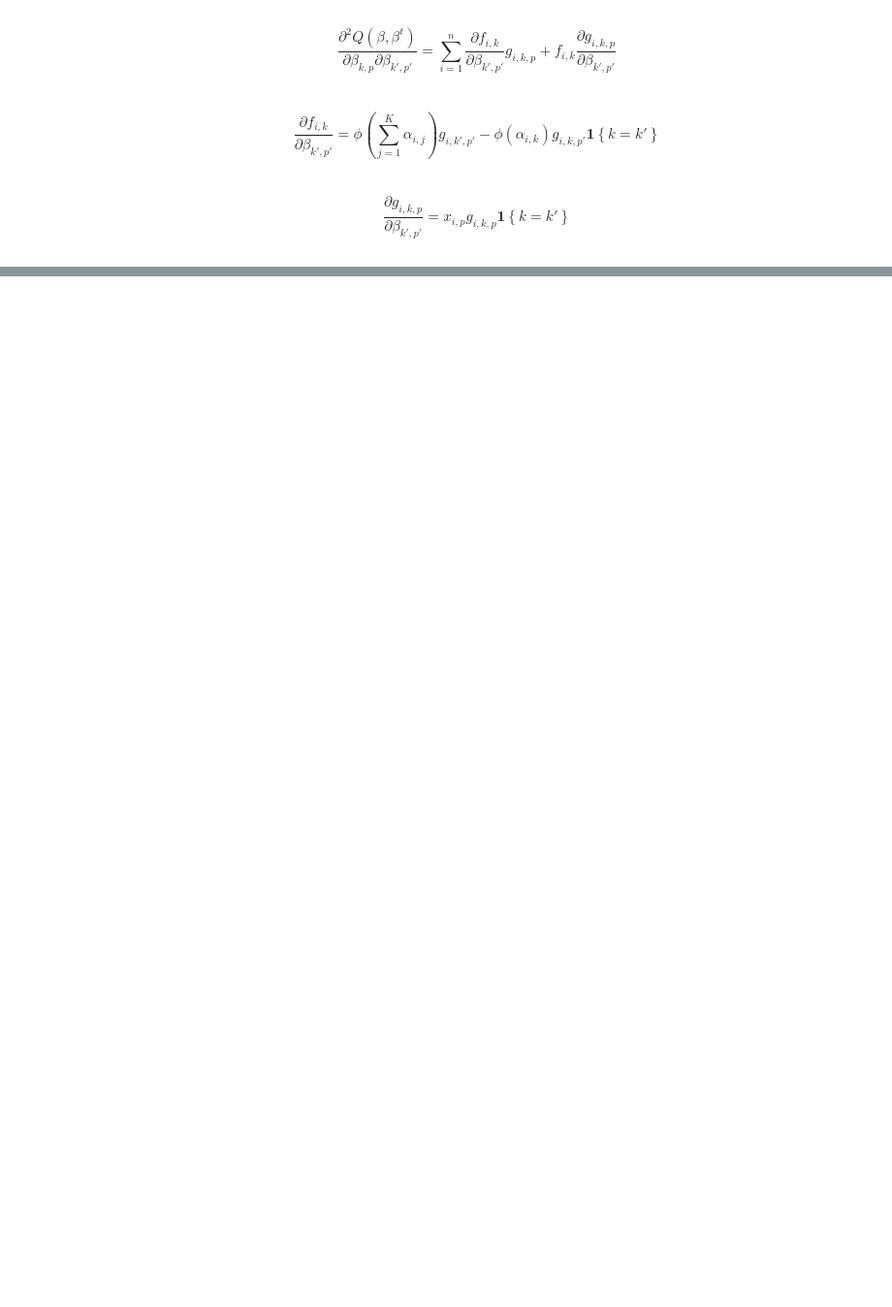
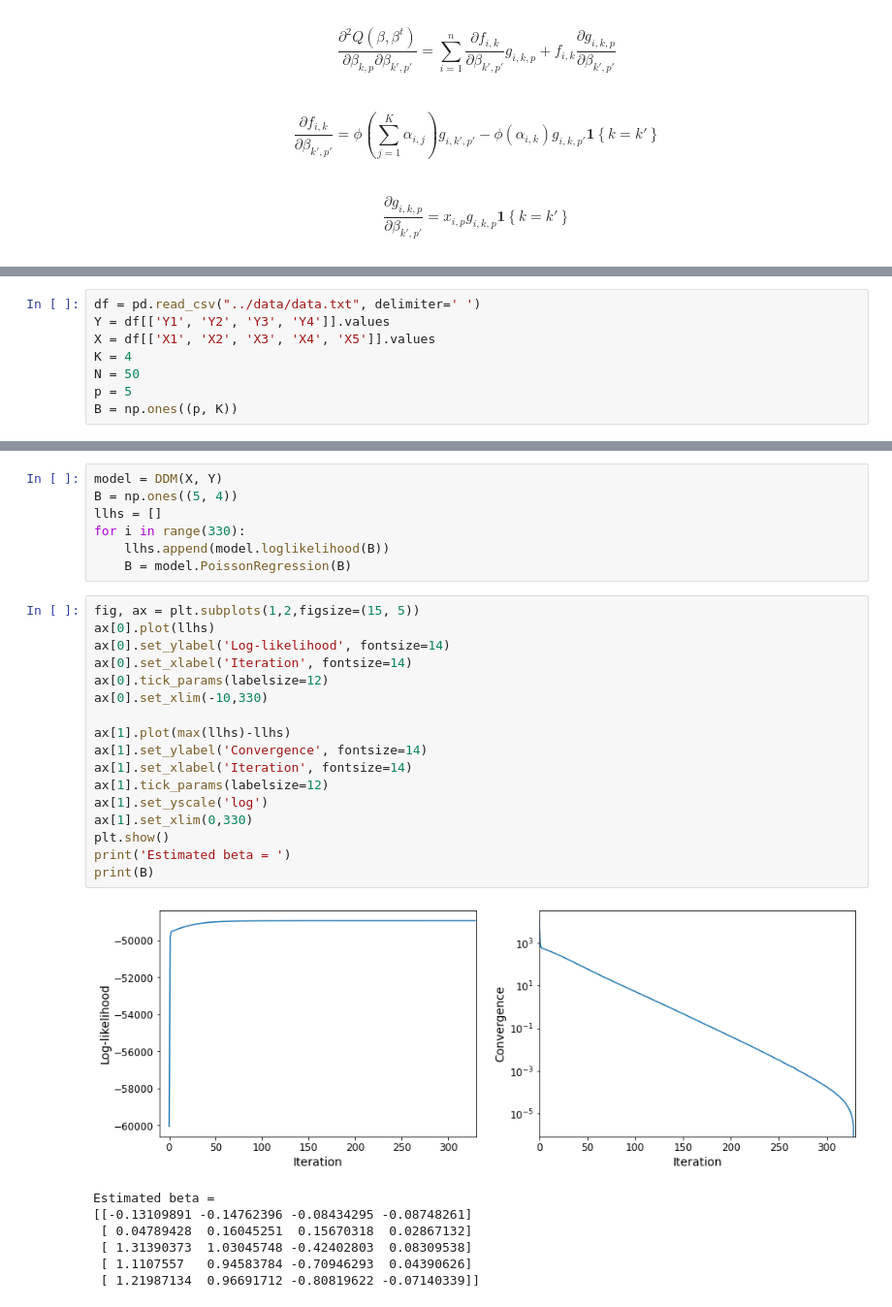
Before and after one commit to zihaophys/Machine-Learning-Miscellaneous, a Jupyter notebook: EM/DMM.ipynb, the cells around one changed output, grey strips where cells are left out. Shown: that part at 97% size. Drawn from its saved outputs; the diff is of its cells as text; blank space fills up the shorter version.

Commit message:
Dirichlet Multinomial Regression

```diff
--- a/EM/DMM.ipynb
+++ b/EM/DMM.ipynb
@@ -180,0 +215,8 @@ $$
+# %%
+df = pd.read_csv("../data/data.txt", delimiter=' ')
+Y = df[['Y1', 'Y2', 'Y3', 'Y4']].values
+X = df[['X1', 'X2', 'X3', 'X4', 'X5']].values
+K = 4
+N = 50
+p = 5
+B = np.ones((p, K))
@@ -180,0 +294,32 @@ $$
+# %%
+model = DDM(X, Y)
+B = np.ones((5, 4))
+llhs = []
+for i in range(330):
+    llhs.append(model.loglikelihood(B))
+    B = model.PoissonRegression(B)
+# %%
+fig, ax = plt.subplots(1,2,figsize=(15, 5))
+ax[0].plot(llhs)
+ax[0].set_ylabel('Log-likelihood', fontsize=14)
+ax[0].set_xlabel('Iteration', fontsize=14)
+ax[0].tick_params(labelsize=12)
+ax[0].set_xlim(-10,330)
+
+ax[1].plot(max(llhs)-llhs)
+ax[1].set_ylabel('Convergence', fontsize=14)
+ax[1].set_xlabel('Iteration', fontsize=14)
+ax[1].tick_params(labelsize=12)
+ax[1].set_yscale('log')
+ax[1].set_xlim(0,330)
+plt.show()
+print('Estimated beta = ')
+print(B)
+# %% [output]
+[figure, added]
+Estimated beta =
+[[-0.13109891 -0.14762396 -0.08434295 -0.08748261]
+ [ 0.04789428  0.16045251  0.15670318  0.02867132]
+ [ 1.31390373  1.03045748 -0.42402803  0.08309538]
+ [ 1.1107557   0.94583784 -0.70946293  0.04390626]
+ [ 1.21987134  0.96691712 -0.80819622 -0.07140339]]
```
Also changed, not shown: parts of 19 cells of this notebook.
